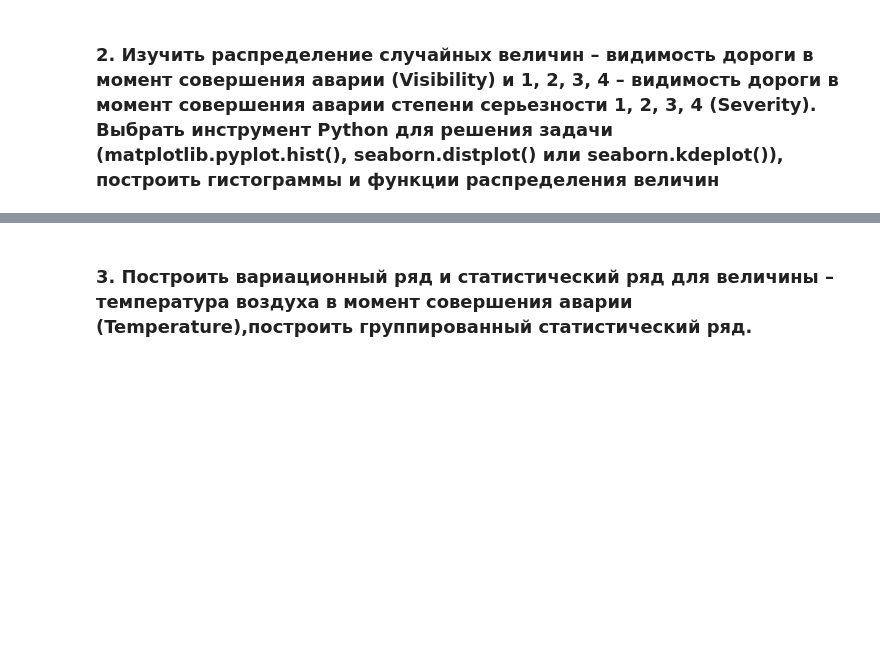
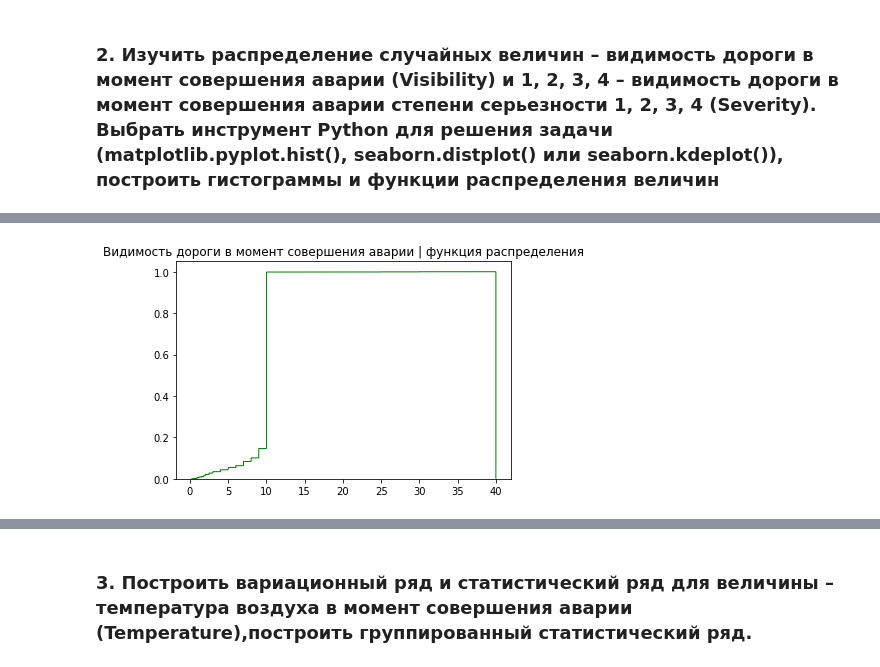
Before and after one commit to voralexan/data-analytics, a Jupyter notebook: lab2/lab2.ipynb, the cells around one changed output, grey strips where cells are left out. Cells and saved outputs as stored; diff of their text form; code cells hidden in the pictures; blank space fills up the shorter version.

```diff
--- a/lab2/lab2.ipynb
+++ b/lab2/lab2.ipynb
@@ -120,0 +97,6 @@ plt.show()
+# %%
+plt.hist(data["Visibility(mi)"], bins=data.shape[0], color='green', cumulative=True, histtype='step', density=True)
+plt.title("Видимость дороги в момент совершения аварии | функция распределения")
+plt.show()
+# %% [output]
+[figure, added]
```
Also changed, not shown: parts of 8 cells of this notebook.
